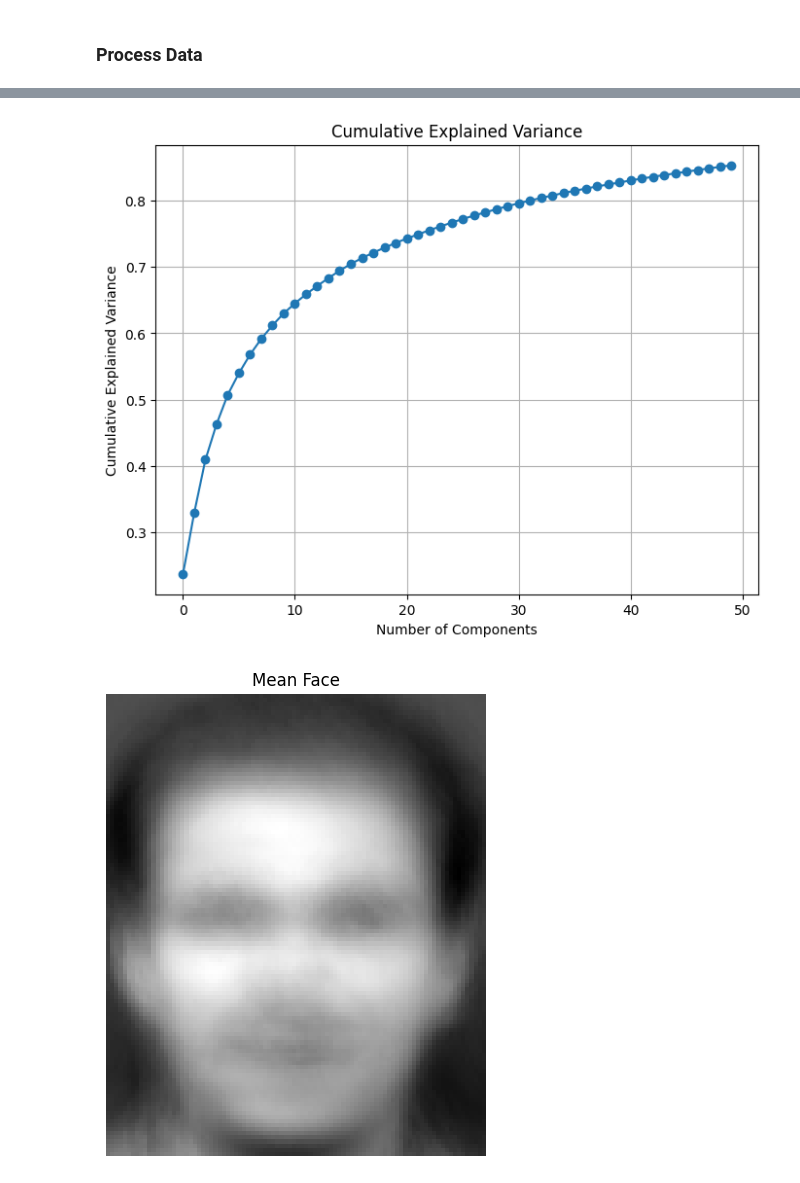
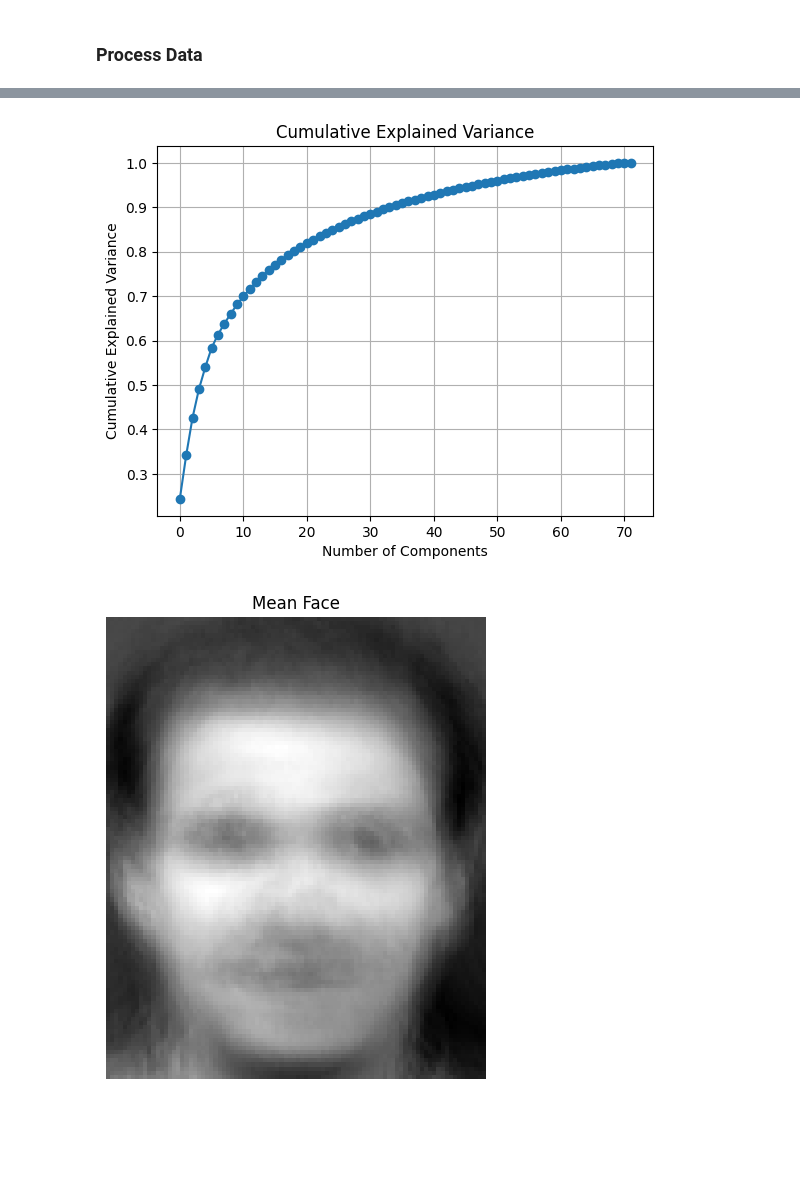
Before and after one commit to sebastian110203/COGS118BProject, a Jupyter notebook: Cogs118b_Project.ipynb, the cells around one changed output, grey strips where cells are left out. Saved outputs shown, nothing was run; the diff lists cells and outputs as text; code cells hidden in the pictures; blank space fills up the shorter version.

```diff
--- a/Cogs118b_Project.ipynb
+++ b/Cogs118b_Project.ipynb
@@ -52,19 +56,20 @@ Note: The images folder contains 40 folders, each with 10 images (each folder is
 ### Process Data
 # %%
 # Create Dataset of Male and Without Glasses
-selected_people = [0, 2, 4, 6, 8, 10, 11, 14, 15, 17, 20, 21, 22, 23, 24, 25, 28, 29, 32, 35, 37, 38, 39]
+selected_people = [0, 2, 4, 6, 8, 10, 11, 14, 15, 16, 17, 20, 21, 22, 23, 24, 25, 28, 29, 32, 35, 37, 38, 39]
 male_no_glasses_imgs = np.array([images[i] for i in selected_people])
-selected_imgs = [0, 1, 2, 3, 4, 5, 6, 7, 8, 9]
+selected_imgs = [0, 6, 7]
 
 # Create Dataset for male with no glasses to perform PCA with
 num_people = len(selected_people)
 num_pictures = len(selected_imgs)
 num_pixels = 112 * 92
+num_images = num_people * num_pictures
 ds = np.zeros((num_people, num_pictures, num_pixels))
 
 # Function flattens matrix to n x 1 column
 def flatten_matrix(matrix):
-    return matrix.reshape(-1)
+    return matrix.reshape(1, -1)
 
 # flatten pixels
 for i in range(num_people):
@@ -75,6 +80,7 @@ for i in range(num_people):
 ds = ds.reshape(num_people * num_pictures, num_pixels)
 ds = ds.T
 print(ds.shape)
+# Normalize columns
 
 # Display selected pictures
 display_pgm_images(images, selected_people, selected_imgs)
@@ -88,51 +94,46 @@ import numpy as np
 from sklearn.decomposition import PCA
 import matplotlib.pyplot as plt
 
-
 mean_face = np.mean(ds, axis=1, keepdims=True)
 Z = ds - mean_face
-
-pca = PCA(n_components=50)
+pca = PCA()
 principal_components = pca.fit_transform(Z.T)
 explained_variance_ratio = pca.explained_variance_ratio_
 
 cumulative_variance = np.cumsum(explained_variance_ratio)
-plt.figure(figsize=(8, 6))
 plt.plot(cumulative_variance, marker='o')
 plt.title('Cumulative Explained Variance')
 plt.xlabel('Number of Components')
 plt.ylabel('Cumulative Explained Variance')
 plt.grid()
 plt.show()
 
 reconstructed_ds = pca.inverse_transform(principal_components)
 
 def visualize_faces(original, reconstructed, n=5):
     plt.figure(figsize=(15, 5))
     for i in range(n):
         plt.subplot(2, n, i + 1)
-        plt.imshow(original[:, i].reshape(112, 92), cmap='gray')
+        plt.imshow(original[:, i].reshape((112, 92)), cmap='gray')
         plt.axis('off')
         plt.title('Original')
 
         plt.subplot(2, n, i + n + 1)
-        plt.imshow(reconstructed[i].reshape(112, 92), cmap='gray')
+        plt.imshow(reconstructed[i].reshape((112, 92)), cmap='gray')
         plt.axis('off')
         plt.title('Reconstructed')
     plt.tight_layout()
     plt.show()
 
 plt.figure(figsize=(6, 6))
-plt.imshow(mean_face.reshape(112, 92), cmap='gray')
+plt.imshow(mean_face.reshape((112, 92)), cmap='gray')
 plt.title('Mean Face')
 plt.axis('off')
 plt.show()
 
-visualize_faces(Z, reconstructed_ds, n=10)
-
 #print("Principal Components Shape:", principal_components.shape)
 #print("Explained Variance Ratio:", explained_variance_ratio)
 #print("Cumulative Explained Variance:", cumulative_variance)
 # %% [output]
-[figure, old version]
+[figure, new version]
 [figure]
```
Also changed, not shown: parts of 21 cells of this notebook.
